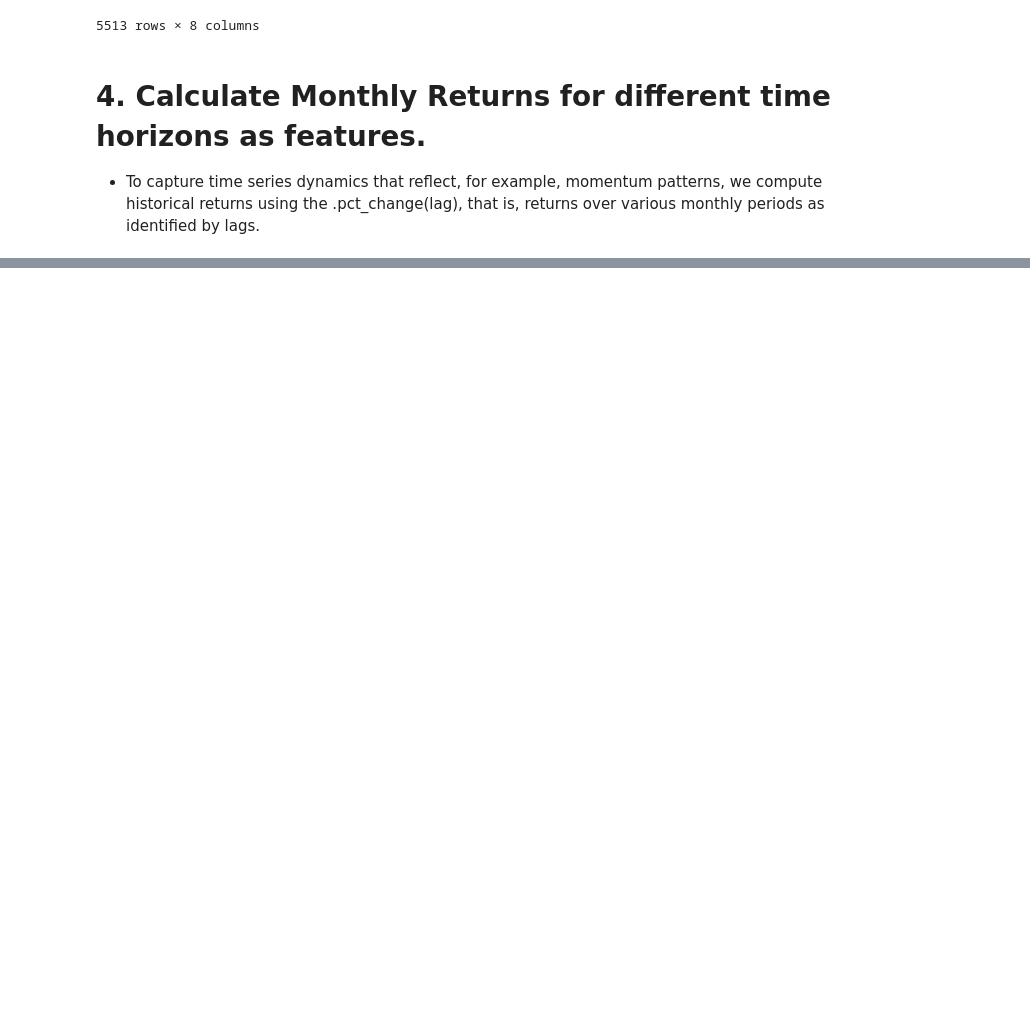
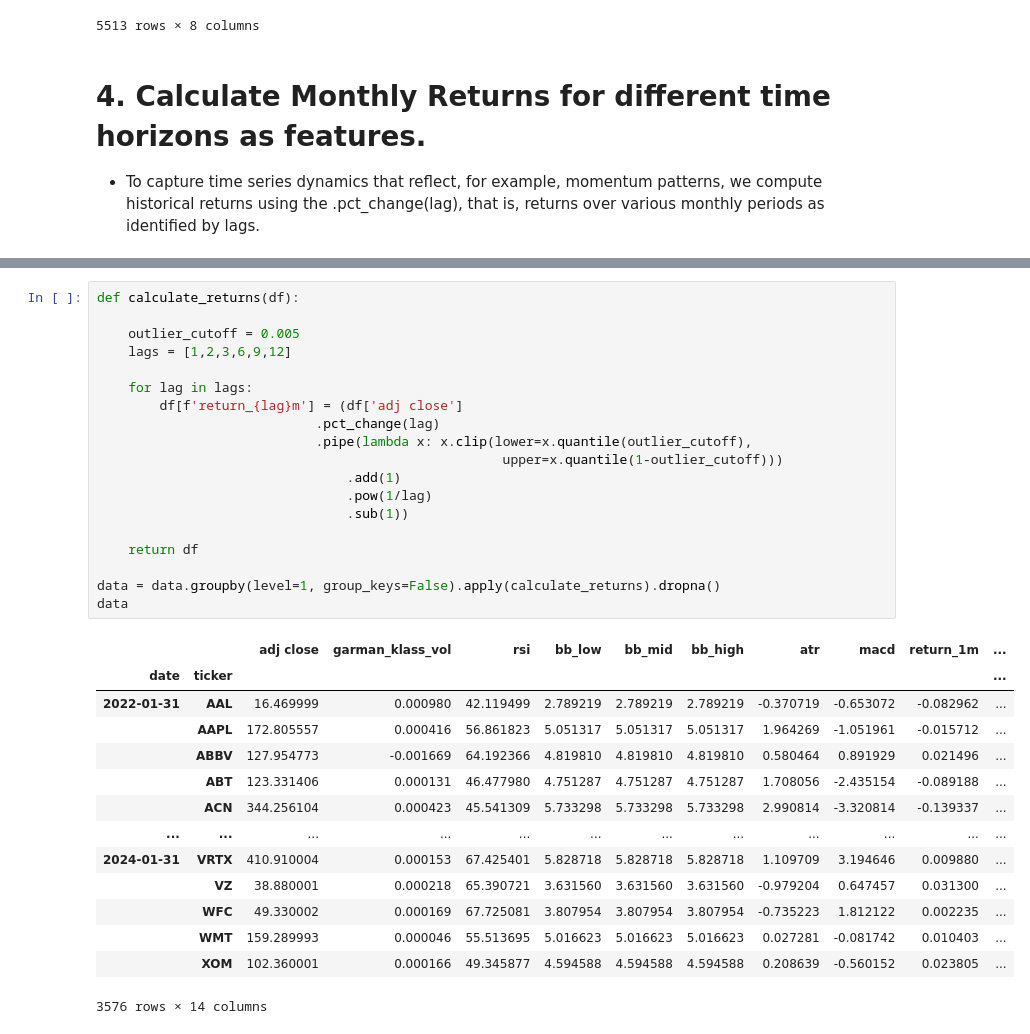
Before and after one commit to Rolland306/QuantProjects, a Jupyter notebook: algo_trading1.ipynb, the cells around one changed output, grey strips where cells are left out. Drawn from its saved outputs; the diff is of its cells as text; blank space fills up the shorter version.

Commit message:
4. monthly returns for different time horizons

```diff
--- a/algo_trading1.ipynb
+++ b/algo_trading1.ipynb
@@ -412,0 +429,34 @@ data
+# %%
+def calculate_returns(df):
+
+    outlier_cutoff = 0.005
+    lags = [1,2,3,6,9,12]
+
+    for lag in lags:
+        df[f'return_{lag}m'] = (df['adj close']
+                            .pct_change(lag)
+                            .pipe(lambda x: x.clip(lower=x.quantile(outlier_cutoff),
+                                                    upper=x.quantile(1-outlier_cutoff)))
+                                .add(1)
+                                .pow(1/lag)
+                                .sub(1))
+
+    return df
+
+data = data.groupby(level=1, group_keys=False).apply(calculate_returns).dropna()
+data
+# %% [output]
+|  |  | adj close | garman_klass_vol | rsi | bb_low | bb_mid | bb_high | atr | macd | return_1m | ... |
+| date | ticker |  |  |  |  |  |  |  |  |  | ... |
+| 2022-01-31 | AAL | 16.469999 | 0.000980 | 42.119499 | 2.789219 | 2.789219 | 2.789219 | -0.370719 | -0.653072 | -0.082962 | ... |
+|  | AAPL | 172.805557 | 0.000416 | 56.861823 | 5.051317 | 5.051317 | 5.051317 | 1.964269 | -1.051961 | -0.015712 | ... |
+|  | ABBV | 127.954773 | -0.001669 | 64.192366 | 4.819810 | 4.819810 | 4.819810 | 0.580464 | 0.891929 | 0.021496 | ... |
+|  | ABT | 123.331406 | 0.000131 | 46.477980 | 4.751287 | 4.751287 | 4.751287 | 1.708056 | -2.435154 | -0.089188 | ... |
+|  | ACN | 344.256104 | 0.000423 | 45.541309 | 5.733298 | 5.733298 | 5.733298 | 2.990814 | -3.320814 | -0.139337 | ... |
+| ... | ... | ... | ... | ... | ... | ... | ... | ... | ... | ... | ... |
+| 2024-01-31 | VRTX | 410.910004 | 0.000153 | 67.425401 | 5.828718 | 5.828718 | 5.828718 | 1.109709 | 3.194646 | 0.009880 | ... |
+|  | VZ | 38.880001 | 0.000218 | 65.390721 | 3.631560 | 3.631560 | 3.631560 | -0.979204 | 0.647457 | 0.031300 | ... |
+|  | WFC | 49.330002 | 0.000169 | 67.725081 | 3.807954 | 3.807954 | 3.807954 | -0.735223 | 1.812122 | 0.002235 | ... |
+|  | WMT | 159.289993 | 0.000046 | 55.513695 | 5.016623 | 5.016623 | 5.016623 | 0.027281 | -0.081742 | 0.010403 | ... |
+|  | XOM | 102.360001 | 0.000166 | 49.345877 | 4.594588 | 4.594588 | 4.594588 | 0.208639 | -0.560152 | 0.023805 | ... |
+3576 rows × 14 columns
```
Also changed, not shown: parts of 17 cells of this notebook.
